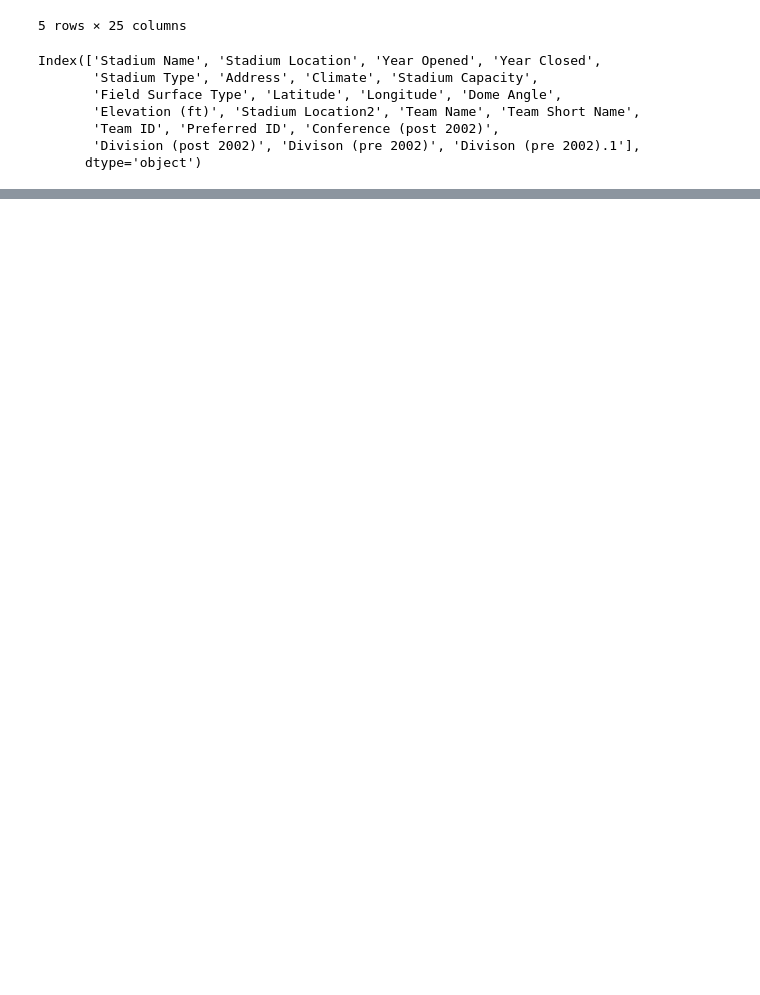
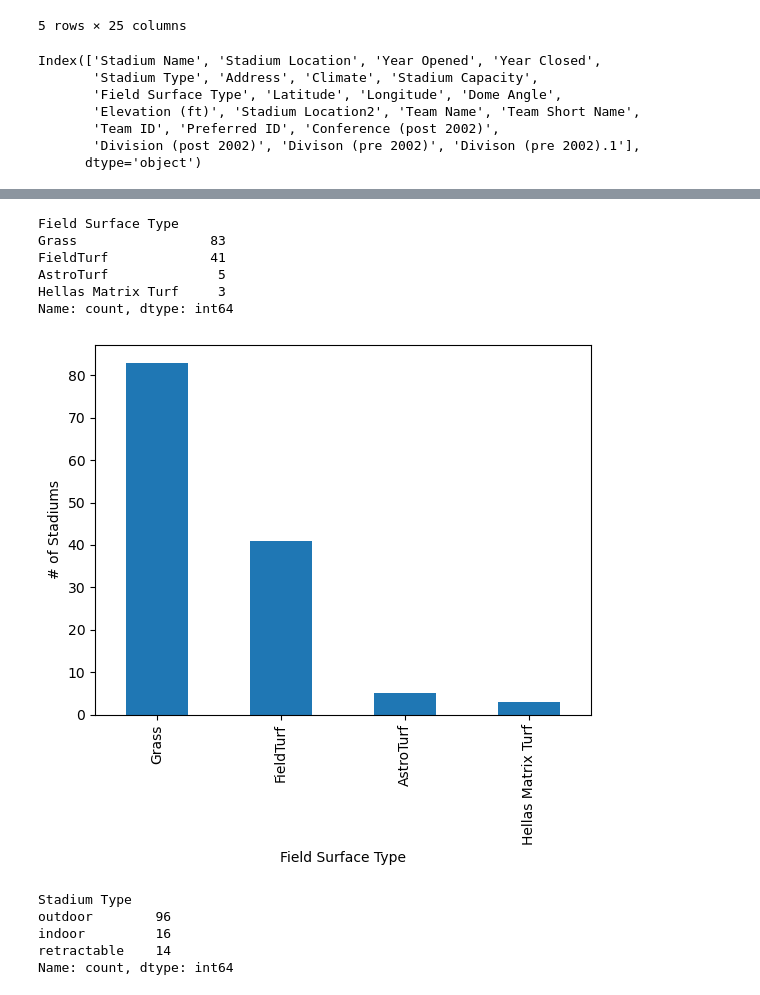
Before and after one commit to meltonme/nfl_sports_betting_analysis, a Jupyter notebook: NFL Betting Analysis/betting_analysis.ipynb, the cells around one changed output, grey strips where cells are left out. Cells and saved outputs as stored; diff of their text form; code cells hidden in the pictures; blank space fills up the shorter version.

```diff
--- a/NFL Betting Analysis/betting_analysis.ipynb
+++ b/NFL Betting Analysis/betting_analysis.ipynb
@@ -132,0 +158,29 @@ renamed_team_stadium_merged
+# %%
+# Calculate the total of stadiums with different field types
+field_count = renamed_team_stadium_merged["Field Surface Type"].value_counts()
+field_count
+# %% [output]
+Field Surface Type
+Grass                 83
+FieldTurf             41
+AstroTurf              5
+Hellas Matrix Turf     3
+Name: count, dtype: int64
+# %%
+#create a bar chart for showing the total number of stadiums based on their field surface type
+renamed_team_stadium_merged['Field Surface Type'].value_counts().plot(kind='bar')
+plt.xlabel('Field Surface Type')
+plt.ylabel('# of Stadiums')
+plt.show()
+# %% [output]
+[figure, added]
+# %%
+# Calculate the total for each different type of stadium
+stadium_type = renamed_team_stadium_merged["Stadium Type"].value_counts()
+stadium_type
+# %% [output]
+Stadium Type
+outdoor        96
+indoor         16
+retractable    14
+Name: count, dtype: int64
```
Also changed, not shown: parts of 7 cells of this notebook, 2 other files.
